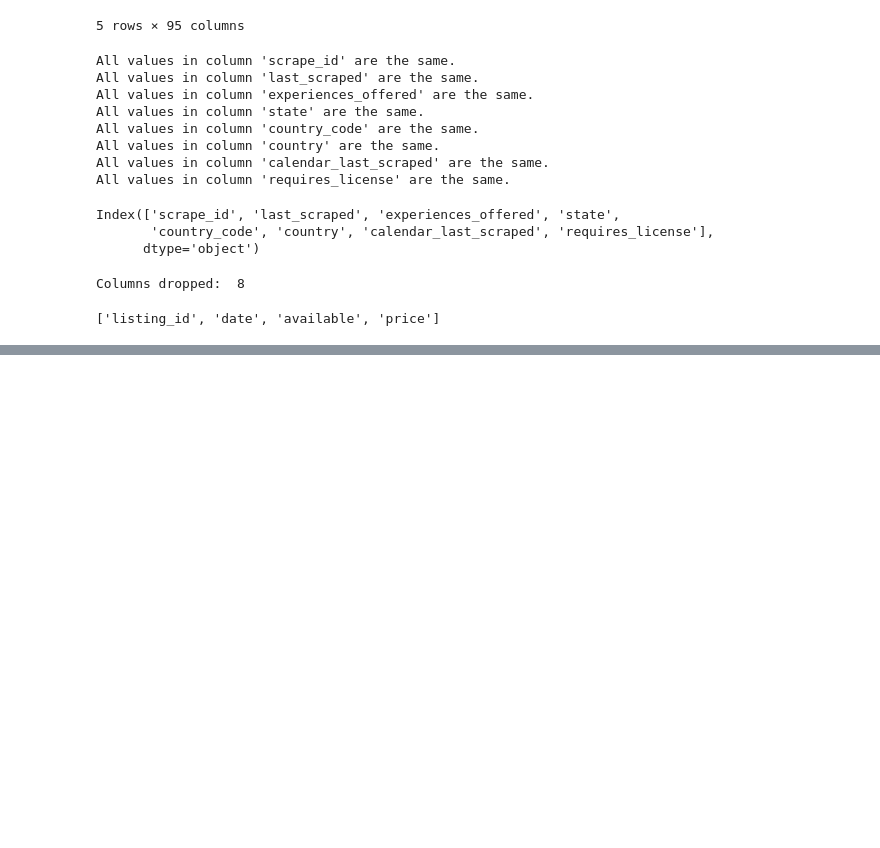
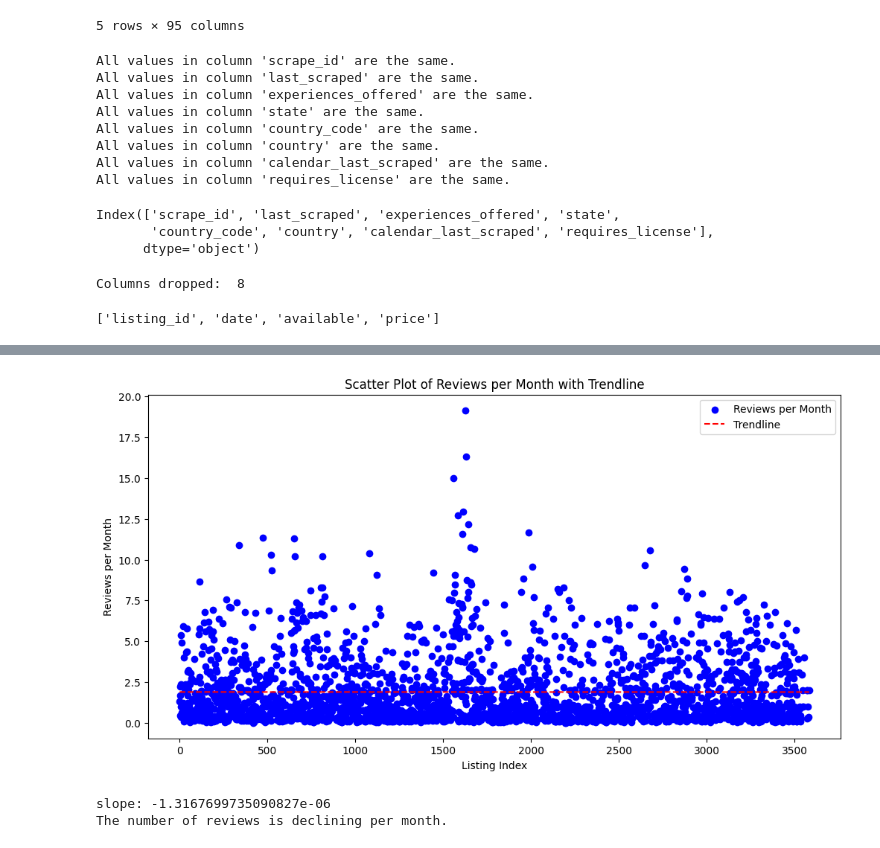
Before and after one commit to Tyler-McIntyre/Udacity, a Jupyter notebook: boston_airbnb_data/boston_airbnb_2.ipynb, the cells around one changed output, grey strips where cells are left out. Saved outputs shown, nothing was run; the diff lists cells and outputs as text; code cells hidden in the pictures; blank space fills up the shorter version.

```diff
--- a/boston_airbnb_data/boston_airbnb_2.ipynb
+++ b/boston_airbnb_data/boston_airbnb_2.ipynb
@@ -341,0 +545,29 @@ df_listings_subset.head()
+# %%
+# Calculate the linear regression line
+coefficients = np.polyfit(df_listings_cleaned.index, df_listings_cleaned['reviews_per_month'], 1)
+trendline = np.polyval(coefficients, df_listings_cleaned.index)
+
+# Plot the scatter plot with the trendline
+plt.figure(figsize=(12, 6))
+plt.scatter(df_listings_cleaned.index, df_listings_cleaned['reviews_per_month'], color='blue', label='Reviews per Month', marker='o')
+plt.plot(df_listings_cleaned.index, trendline, linestyle='--', color='red', label='Trendline')
+plt.title('Scatter Plot of Reviews per Month with Trendline')
+plt.xlabel('Listing Index')
+plt.ylabel('Reviews per Month')
+plt.legend()
+plt.show()
+
+# Analyze the slope of the trendline
+slope = coefficients[0]
+print('slope:', slope)
+# Determine if the number of reviews is declining
+if slope < 0:
+    print("The number of reviews is declining per month.")
+elif slope > 0:
+    print("The number of reviews is increasing per month.")
+else:
+    print("The number of reviews is constant.")
+# %% [output]
+[figure, added]
+slope: -1.3167699735090827e-06
+The number of reviews is declining per month.
```
Also changed, not shown: parts of 32 cells of this notebook.
